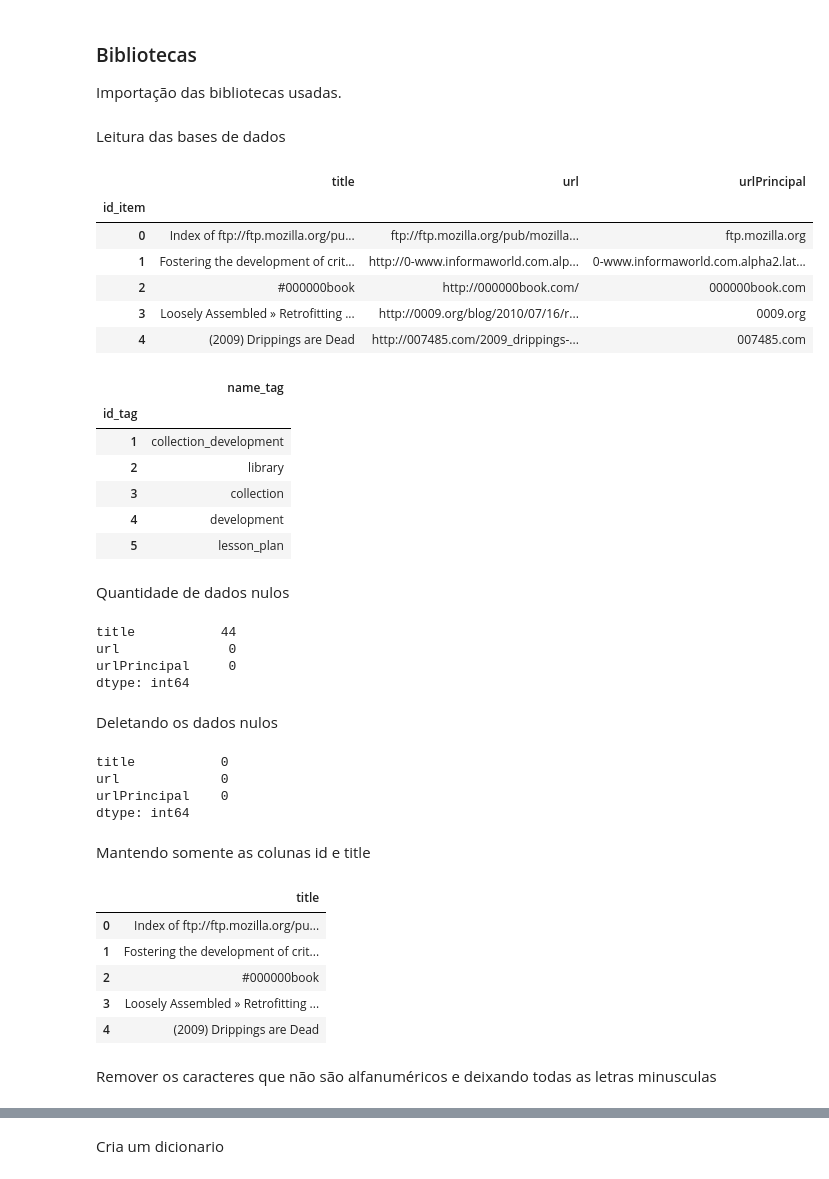
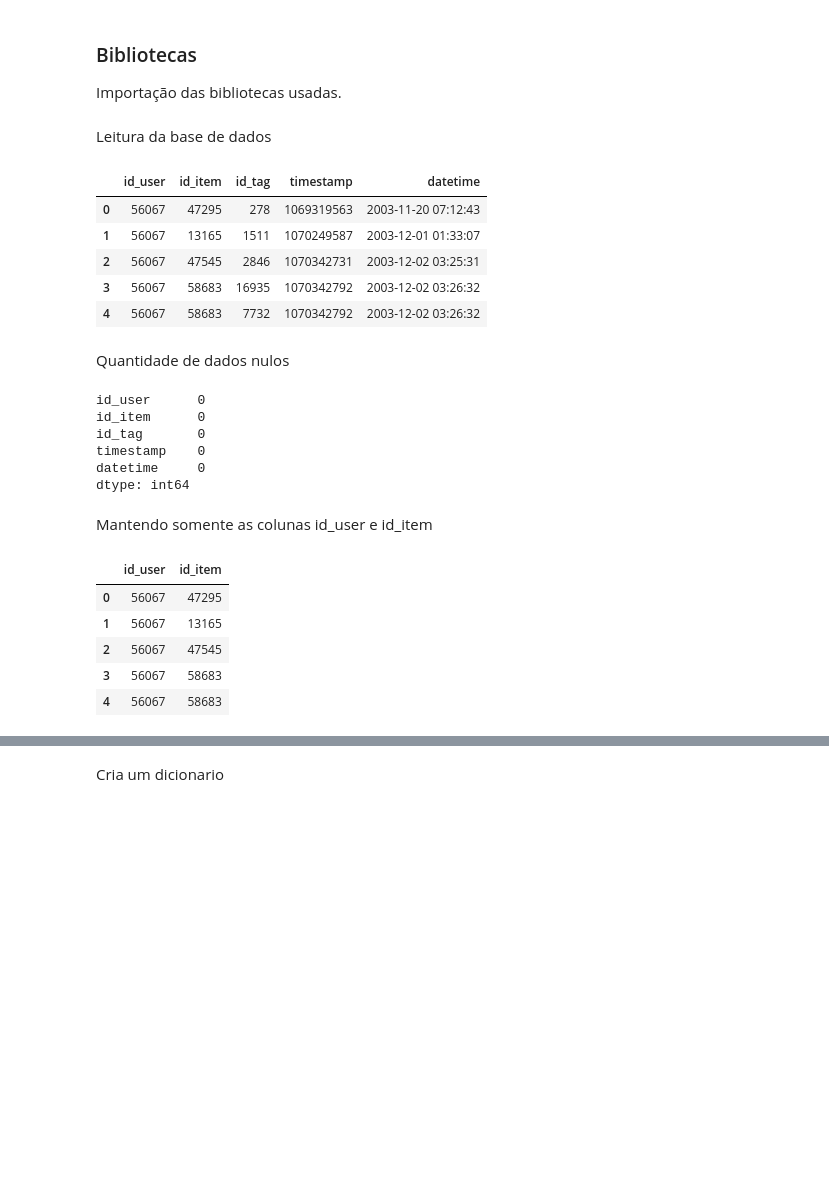
Before and after one commit to guilhermesdc/Word2vec-recommender, a Jupyter notebook: item_user_recommender.ipynb, the cells around one changed output, grey strips where cells are left out. Cells and saved outputs as stored; diff of their text form; code cells hidden in the pictures; blank space fills up the shorter version.

```diff
--- a/item_user_recommender.ipynb
+++ b/item_user_recommender.ipynb
@@ -11,58 +11,37 @@ from collections import defaultdict
 import logging  # Setting up the loggings to monitor gensim
 logging.basicConfig(format="%(levelname)s - %(asctime)s: %(message)s", datefmt= '%H:%M:%S', level=logging.INFO)
 # %% [markdown]
-Leitura das bases de dados
+Leitura da base de dados
 # %%
-df_item_delicious2k = pd.read_csv('database/delicious2k/items.csv', index_col=0, delimiter=';')
+df_item_delicious2k = pd.read_csv('database/delicious2k/interactions.csv', delimiter=';')
 display(df_item_delicious2k.head())
-
-df_tags_delicious2k = pd.read_csv('database/delicious2k/tags.csv', index_col=0, delimiter=';')
-display(df_tags_delicious2k.head())
 # %% [output]
-|  | title | url | urlPrincipal |
-| id_item |  |  |  |
-| 0 | Index of ftp://ftp.mozilla.org/pu... | ftp://ftp.mozilla.org/pub/mozilla... | ftp.mozilla.org |
-| 1 | Fostering the development of crit... | http://0-www.informaworld.com.alp... | 0-www.informaworld.com.alpha2.lat... |
-| 2 | #000000book | http://000000book.com/ | 000000book.com |
-| 3 | Loosely Assembled » Retrofitting ... | http://0009.org/blog/2010/07/16/r... | 0009.org |
-| 4 | (2009) Drippings are Dead | http://007485.com/2009_drippings-... | 007485.com |
+|  | id_user | id_item | id_tag | timestamp | datetime |
+| 0 | 56067 | 47295 | 278 | 1069319563 | 2003-11-20 07:12:43 |
+| 1 | 56067 | 13165 | 1511 | 1070249587 | 2003-12-01 01:33:07 |
+| 2 | 56067 | 47545 | 2846 | 1070342731 | 2003-12-02 03:25:31 |
+| 3 | 56067 | 58683 | 16935 | 1070342792 | 2003-12-02 03:26:32 |
+| 4 | 56067 | 58683 | 7732 | 1070342792 | 2003-12-02 03:26:32 |
-|  | name_tag |
-| id_tag |  |
-| 1 | collection_development |
-| 2 | library |
-| 3 | collection |
-| 4 | development |
-| 5 | lesson_plan |
 # %% [markdown]
 Quantidade de dados nulos
 # %%
 df_item_delicious2k.isnull().sum()
 # %% [output]
-title           44
-url              0
-urlPrincipal     0
+id_user      0
+id_item      0
+id_tag       0
+timestamp    0
+datetime     0
 dtype: int64
-# %% [markdown]
-Deletando os dados nulos
-# %%
-df_item_delicious2k = df_item_delicious2k.dropna().reset_index(drop=True)
-df_item_delicious2k.isnull().sum()
-# %% [output]
-title           0
-url             0
-urlPrincipal    0
-dtype: int64
 # %% [markdown]
-Mantendo somente as colunas id e title
+Mantendo somente as colunas id_user e id_item
 # %%
-df_item_delicious2k = df_item_delicious2k.drop(['url', 'urlPrincipal'], axis=1)
+df_item_delicious2k = df_item_delicious2k.drop(['id_tag', 'timestamp', 'datetime'], axis=1)
 display(df_item_delicious2k.head())
 # %% [output]
-|  | title |
-| 0 | Index of ftp://ftp.mozilla.org/pu... |
-| 1 | Fostering the development of crit... |
-| 2 | #000000book |
-| 3 | Loosely Assembled » Retrofitting ... |
-| 4 | (2009) Drippings are Dead |
+|  | id_user | id_item |
+| 0 | 56067 | 47295 |
+| 1 | 56067 | 13165 |
+| 2 | 56067 | 47545 |
+| 3 | 56067 | 58683 |
+| 4 | 56067 | 58683 |
-# %% [markdown]
-Remover os caracteres que não são alfanuméricos e deixando todas as letras minusculas
```
Also changed, not shown: parts of 15 cells of this notebook.
